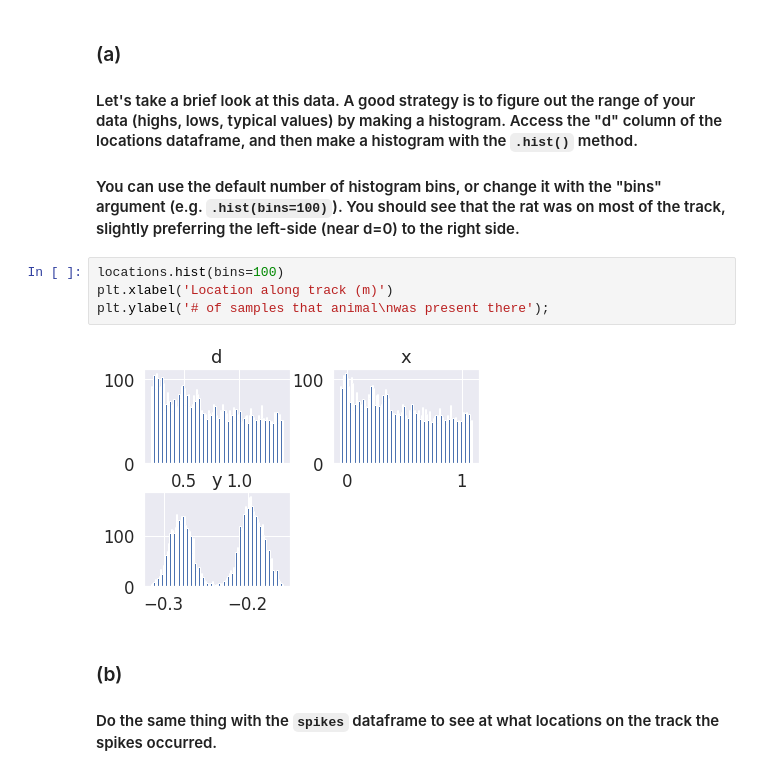
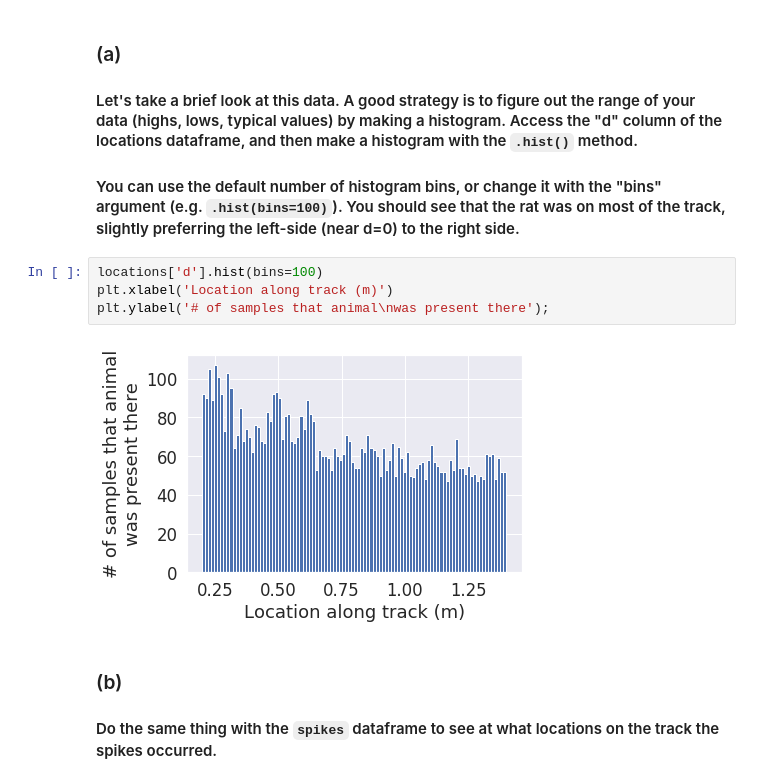
Before and after one commit to grobinson2019/BIO494, a Jupyter notebook: neural_coding_exercises.ipynb, the cells around one changed output. Drawn from its saved outputs; the diff is of its cells as text.

```diff
--- a/neural_coding_exercises.ipynb
+++ b/neural_coding_exercises.ipynb
@@ -66,11 +66,11 @@ locations.head()
 
 #### You can use the default number of histogram bins, or change it with the "bins" argument (e.g. `.hist(bins=100)`).  You should see that the rat was on most of the track, slightly preferring the left-side (near d=0) to the right side.
 # %%
-locations.hist(bins=100)
+locations['d'].hist(bins=100)
 plt.xlabel('Location along track (m)')
 plt.ylabel('# of samples that animal\nwas present there');
 # %% [output]
-[figure, old version]
+[figure, new version]
 # %% [markdown]
 ### (b)
 #### Do the same thing with the `spikes` dataframe to see at what locations on the track the spikes occurred.
```
Also changed, not shown: parts of 12 cells of this notebook.
